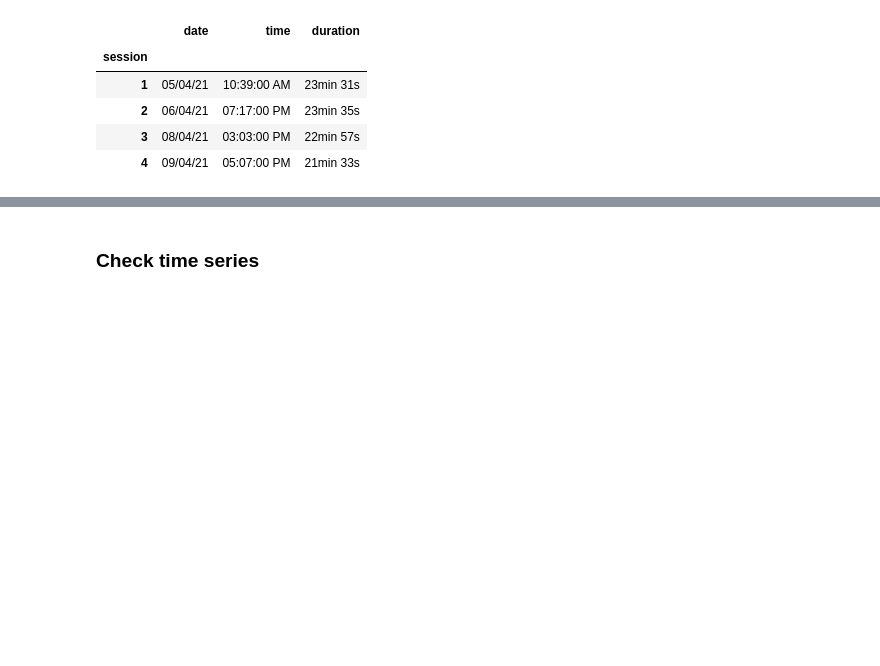
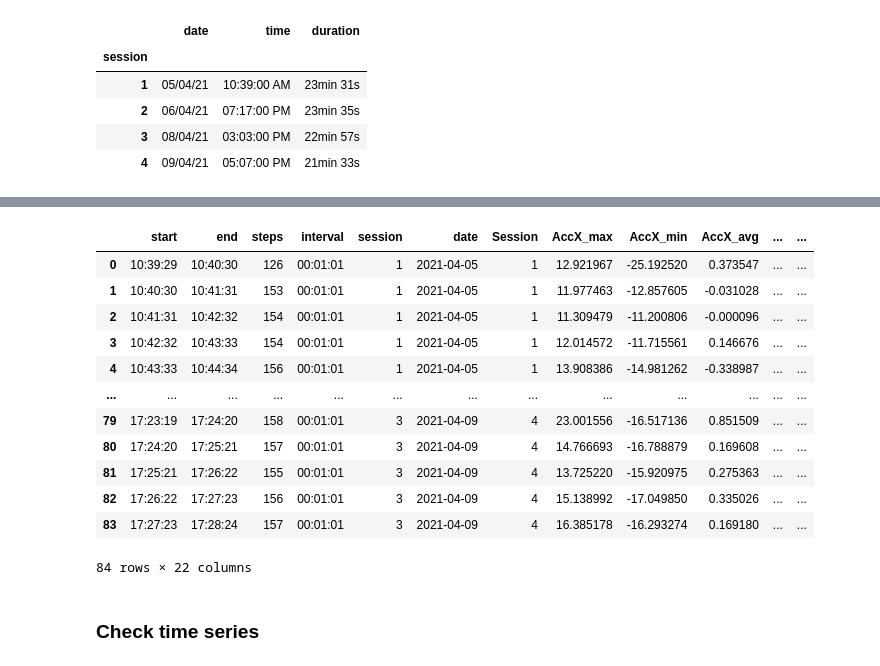
Before and after one commit to martinabetti-97/brutti_lovers-3, a Jupyter notebook: Final_Project/preprocessing.ipynb, the cells around one changed output, grey strips where cells are left out. Drawn from its saved outputs; the diff is of its cells as text; code cells hidden in the pictures; blank space fills up the shorter version.

```diff
--- a/Final_Project/preprocessing.ipynb
+++ b/Final_Project/preprocessing.ipynb
@@ -108,0 +96,6 @@ steps_session
+# %%
+# merging & rearranging
+steps_session = merge(steps_df,session_df)
+steps_session['date'] = [d.date() for d in steps_session['start']]
+steps_session['start'] = [d.time() for d in steps_session['start']]
+steps_session['end'] = [d.time() for d in steps_session['end']]
@@ -214,0 +233,2 @@ sessions
+# %%
+GF_data = steps_session.reset_index(drop=True)
@@ -215,3 +251,21 @@ sessions
+# %%
+final_df = GF_data.merge(ASJ_data, left_on = 'session',right_on='Session',left_index=True, right_index=True)
+# %%
+final_df
+# %% [output]
+|  | start | end | steps | interval | session | date | Session | AccX_max | AccX_min | AccX_avg | ... | ... |
+| 0 | 10:39:29 | 10:40:30 | 126 | 00:01:01 | 1 | 2021-04-05 | 1 | 12.921967 | -25.192520 | 0.373547 | ... | ... |
+| 1 | 10:40:30 | 10:41:31 | 153 | 00:01:01 | 1 | 2021-04-05 | 1 | 11.977463 | -12.857605 | -0.031028 | ... | ... |
+| 2 | 10:41:31 | 10:42:32 | 154 | 00:01:01 | 1 | 2021-04-05 | 1 | 11.309479 | -11.200806 | -0.000096 | ... | ... |
+| 3 | 10:42:32 | 10:43:33 | 154 | 00:01:01 | 1 | 2021-04-05 | 1 | 12.014572 | -11.715561 | 0.146676 | ... | ... |
+| 4 | 10:43:33 | 10:44:34 | 156 | 00:01:01 | 1 | 2021-04-05 | 1 | 13.908386 | -14.981262 | -0.338987 | ... | ... |
+| ... | ... | ... | ... | ... | ... | ... | ... | ... | ... | ... | ... | ... |
+| 79 | 17:23:19 | 17:24:20 | 158 | 00:01:01 | 3 | 2021-04-09 | 4 | 23.001556 | -16.517136 | 0.851509 | ... | ... |
+| 80 | 17:24:20 | 17:25:21 | 157 | 00:01:01 | 3 | 2021-04-09 | 4 | 14.766693 | -16.788879 | 0.169608 | ... | ... |
+| 81 | 17:25:21 | 17:26:22 | 155 | 00:01:01 | 3 | 2021-04-09 | 4 | 13.725220 | -15.920975 | 0.275363 | ... | ... |
+| 82 | 17:26:22 | 17:27:23 | 156 | 00:01:01 | 3 | 2021-04-09 | 4 | 15.138992 | -17.049850 | 0.335026 | ... | ... |
+| 83 | 17:27:23 | 17:28:24 | 157 | 00:01:01 | 3 | 2021-04-09 | 4 | 16.385178 | -16.293274 | 0.169180 | ... | ... |
+84 rows × 22 columns
 # %% [markdown]
 ### Check time series
 # %%
```
Also changed, not shown: parts of 29 cells of this notebook.
